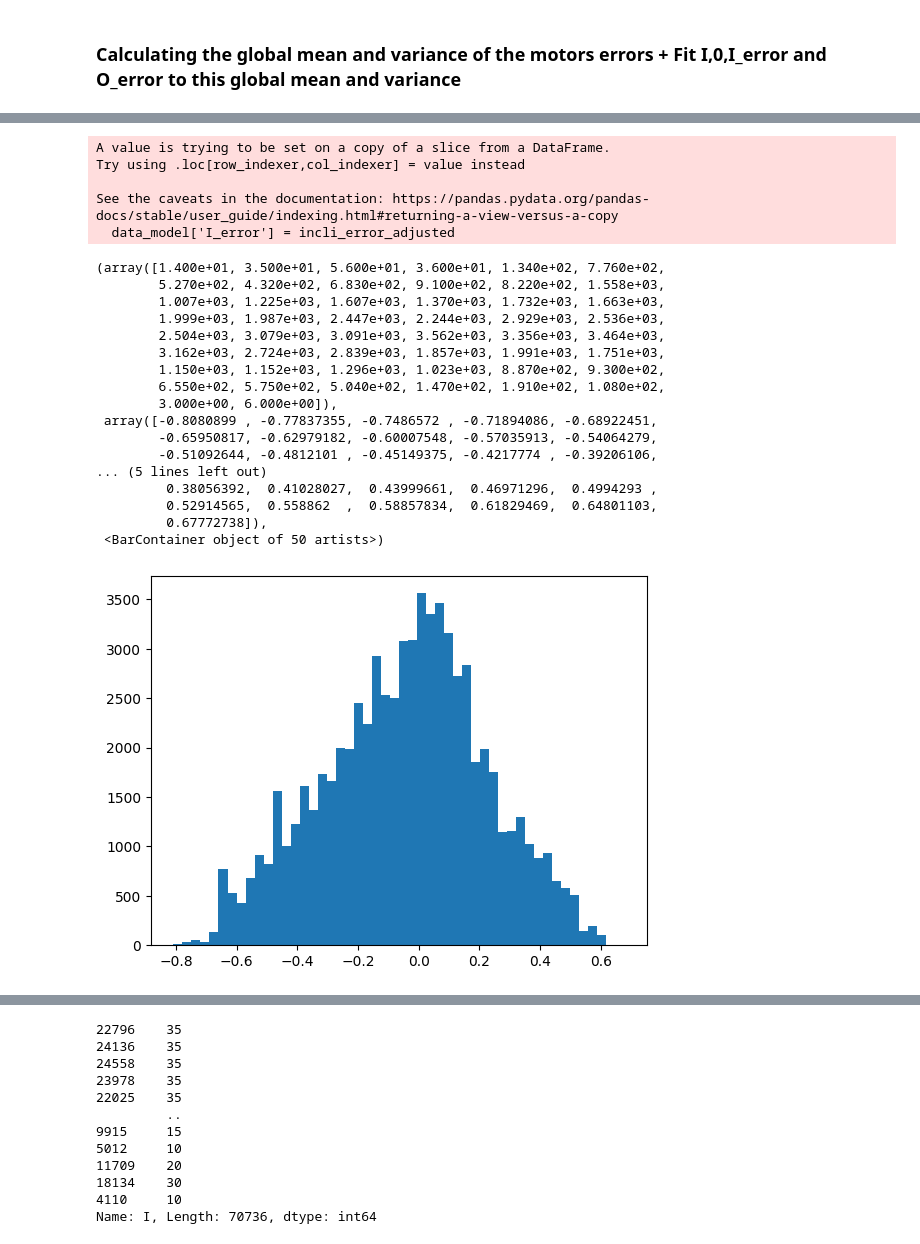
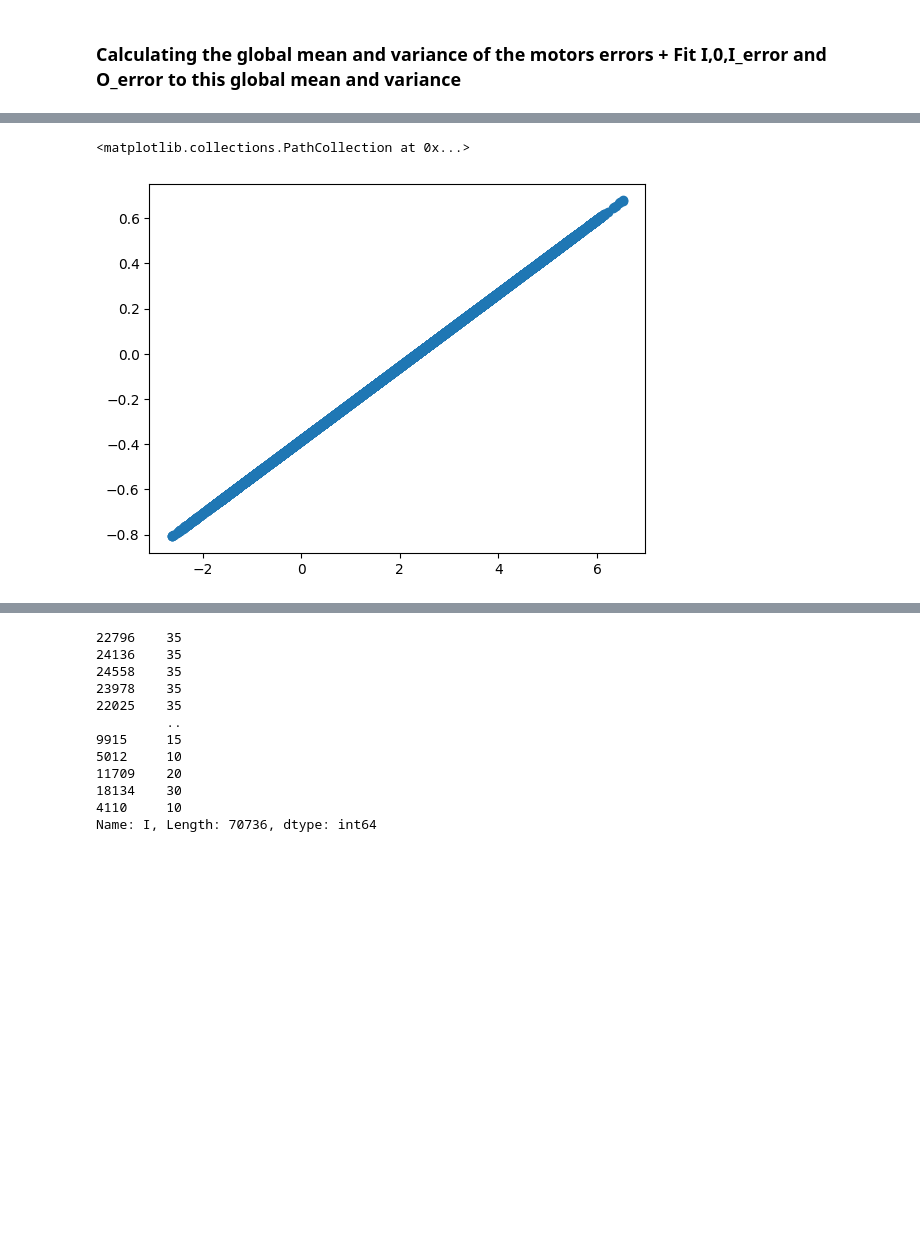
Before and after one commit to NicoleContinelli/SOFIA_Python, a Jupyter notebook: ml/Notebooks/Control_NN_Error_and_Rectified.ipynb, the cells around one changed output, grey strips where cells are left out. Saved outputs shown, nothing was run; the diff lists cells and outputs as text; code cells hidden in the pictures; blank space fills up the shorter version.

```diff
--- a/ml/Notebooks/Control_NN_Error_and_Rectified.ipynb
+++ b/ml/Notebooks/Control_NN_Error_and_Rectified.ipynb
@@ -383,4 +383,4 @@ from sklearn.preprocessing import StandardScaler
 incli = np.array(data_model['I']).reshape(-1,1)
 incli = StandardScaler().fit_transform(incli)
 incli_adjusted = incli * std_motors + mean_motors
-data_model['I'] = incli_adjusted
+#data_model['I'] = incli_adjusted
@@ -421,6 +398,7 @@ data_model['O'].max()
 orient = np.array(data_model['O']).reshape(-1,1)
 orient = StandardScaler().fit_transform(orient)
 orient_adjusted = orient * std_motors + mean_motors
-data_model['O'] = orient_adjusted
-plt.hist(orient_adjusted, bins=50)
+#data_model['O'] = orient_adjusted
+#plt.hist(orient_adjusted, bins=50)
+plt.scatter(data_model['O'], orient_adjusted)
 # %% [output]
@@ -451,33 +407,13 @@ See the caveats in the documentation: https://pandas.pydata.org/pandas-docs/stab
 # %%
 incli_error = np.array(data_model['I_error']).reshape(-1,1)
 incli_error = StandardScaler().fit_transform(incli_error)
 incli_error_adjusted = incli_error * std_motors + mean_motors
-data_model['I_error'] = incli_error_adjusted
-plt.hist(incli_error_adjusted, bins=50)
+#data_model['I_error'] = incli_error_adjusted
+#plt.hist(incli_error_adjusted, bins=50)
+plt.scatter(data_model['I_error'], incli_error_adjusted)
 # %% [output]
-A value is trying to be set on a copy of a slice from a DataFrame.
-Try using .loc[row_indexer,col_indexer] = value instead
-
-See the caveats in the documentation: https://pandas.pydata.org/pandas-docs/stable/user_guide/indexing.html#returning-a-view-versus-a-copy
-  data_model['I_error'] = incli_error_adjusted
+<matplotlib.collections.PathCollection at 0x...>
-(array([1.400e+01, 3.500e+01, 5.600e+01, 3.600e+01, 1.340e+02, 7.760e+02,
-        5.270e+02, 4.320e+02, 6.830e+02, 9.100e+02, 8.220e+02, 1.558e+03,
-        1.007e+03, 1.225e+03, 1.607e+03, 1.370e+03, 1.732e+03, 1.663e+03,
-        1.999e+03, 1.987e+03, 2.447e+03, 2.244e+03, 2.929e+03, 2.536e+03,
-        2.504e+03, 3.079e+03, 3.091e+03, 3.562e+03, 3.356e+03, 3.464e+03,
-        3.162e+03, 2.724e+03, 2.839e+03, 1.857e+03, 1.991e+03, 1.751e+03,
-        1.150e+03, 1.152e+03, 1.296e+03, 1.023e+03, 8.870e+02, 9.300e+02,
-        6.550e+02, 5.750e+02, 5.040e+02, 1.470e+02, 1.910e+02, 1.080e+02,
-        3.000e+00, 6.000e+00]),
- array([-0.8080899 , -0.77837355, -0.7486572 , -0.71894086, -0.68922451,
-        -0.65950817, -0.62979182, -0.60007548, -0.57035913, -0.54064279,
-        -0.51092644, -0.4812101 , -0.45149375, -0.4217774 , -0.39206106,
-... (5 lines left out)
-         0.38056392,  0.41028027,  0.43999661,  0.46971296,  0.4994293 ,
-         0.52914565,  0.558862  ,  0.58857834,  0.61829469,  0.64801103,
-         0.67772738]),
- <BarContainer object of 50 artists>)
-[figure, old version]
+[figure, new version]
 # %%
 orient_error = np.array(data_model['O_error']).reshape(-1,1)
 orient_error = StandardScaler().fit_transform(orient_error)
```
Also changed, not shown: parts of 13 cells of this notebook, 22 other files.
